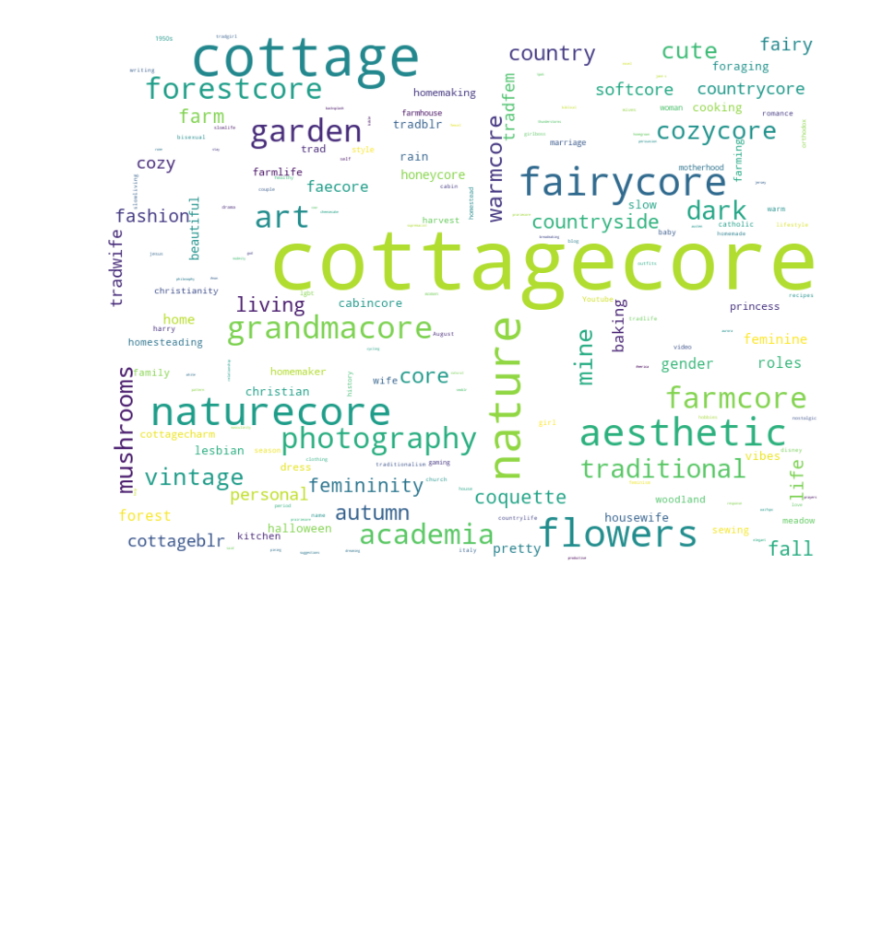
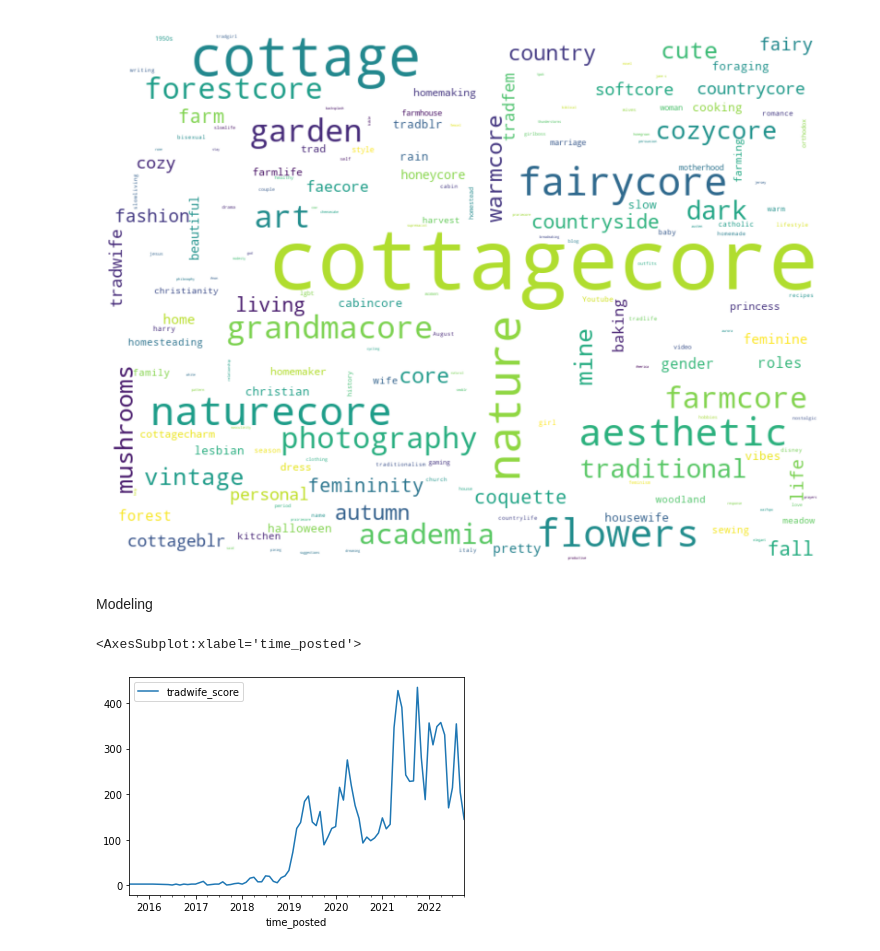
Before and after one commit to olivermallen/Cottagecore_Tradwife_Pipeline, a Jupyter notebook: network_analysis.ipynb, the cells around one changed output. Saved outputs shown, nothing was run; the diff lists cells and outputs as text; code cells hidden in the pictures; blank space fills up the shorter version.

Commit message:
add modeling

```diff
--- a/network_analysis.ipynb
+++ b/network_analysis.ipynb
@@ -318,3 +311,14 @@ plt.axis("off")
 plt.show()
 # %% [output]
 [figure]
+# %% [markdown]
+Modeling
+# %%
+#when does tradwife content begin to be posted? looks like we should look at 2019-2022 posts
+import pandas as pd
+df['time_posted'] = pd.to_datetime(df.time_posted)
+timeseriesdf = df.groupby(df.time_posted.dt.to_period('M')).sum('tradwife_score').reset_index()
+timeseriesdf.plot('time_posted', 'tradwife_score')
+# %% [output]
+<AxesSubplot:xlabel='time_posted'>
+[figure, added]
```
Also changed, not shown: parts of 16 cells of this notebook.
